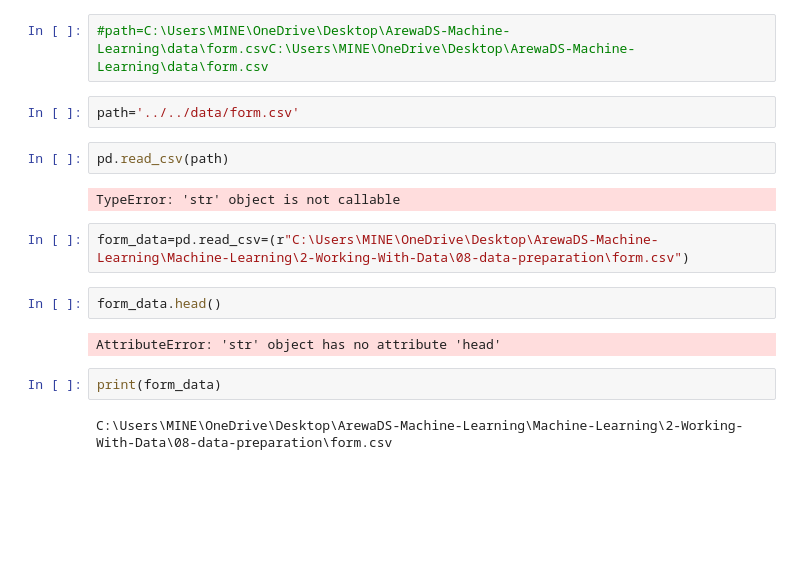
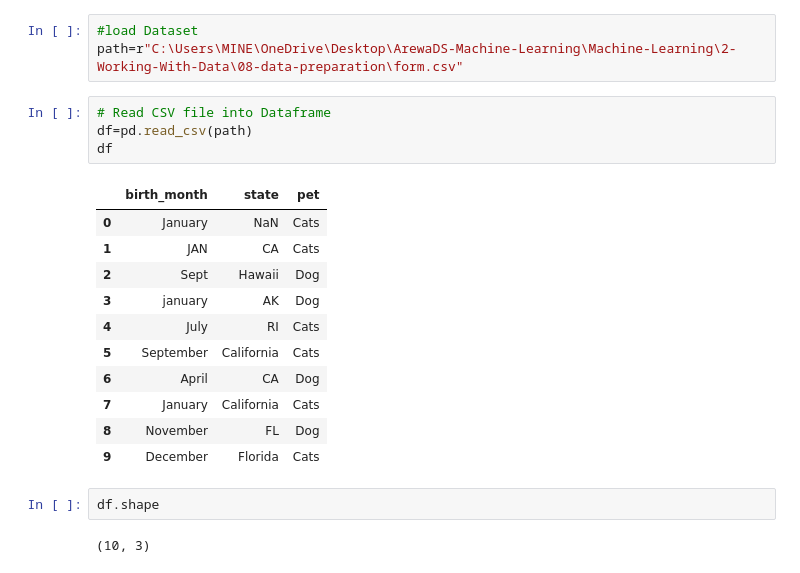
Before and after one commit to Faizaaminu/ML_Assessment, a Jupyter notebook: Data Preparation/Form_data.ipynb, the cells around one changed output. Drawn from its saved outputs; the diff is of its cells as text; blank space fills up the shorter version.

```diff
--- a/Data Preparation/Form_data.ipynb
+++ b/Data Preparation/Form_data.ipynb
@@ -2,20 +3,25 @@
 import pandas as pd
 import numpy as np
 # %%
-#path=C:\Users\MINE\OneDrive\Desktop\ArewaDS-Machine-Learning\data\form.csvC:\Users\MINE\OneDrive\Desktop\ArewaDS-Machine-Learning\data\form.csv
+#load Dataset
+path=r"C:\Users\MINE\OneDrive\Desktop\ArewaDS-Machine-Learning\Machine-Learning\2-Working-With-Data\08-data-preparation\form.csv"
-# %%
-path='../../data/form.csv'
-# %%
-pd.read_csv(path)
-# %% [output]
-TypeError: 'str' object is not callable
-# %%
-form_data=pd.read_csv=(r"C:\Users\MINE\OneDrive\Desktop\ArewaDS-Machine-Learning\Machine-Learning\2-Working-With-Data\08-data-preparation\form.csv")
-# %%
-form_data.head()
-# %% [output]
-AttributeError: 'str' object has no attribute 'head'
-# %%
-print(form_data)
-# %% [output]
-C:\Users\MINE\OneDrive\Desktop\ArewaDS-Machine-Learning\Machine-Learning\2-Working-With-Data\08-data-preparation\form.csv
+# %%
+# Read CSV file into Dataframe
+df=pd.read_csv(path)
+df
+# %% [output]
+|  | birth_month | state | pet |
+| 0 | January | NaN | Cats |
+| 1 | JAN | CA | Cats |
+| 2 | Sept | Hawaii | Dog |
+| 3 | january | AK | Dog |
+| 4 | July | RI | Cats |
+| 5 | September | California | Cats |
+| 6 | April | CA | Dog |
+| 7 | January | California | Cats |
+| 8 | November | FL | Dog |
+| 9 | December | Florida | Cats |
+# %%
+df.shape
+# %% [output]
+(10, 3)
```
Also changed, not shown: parts of 12 cells of this notebook.
